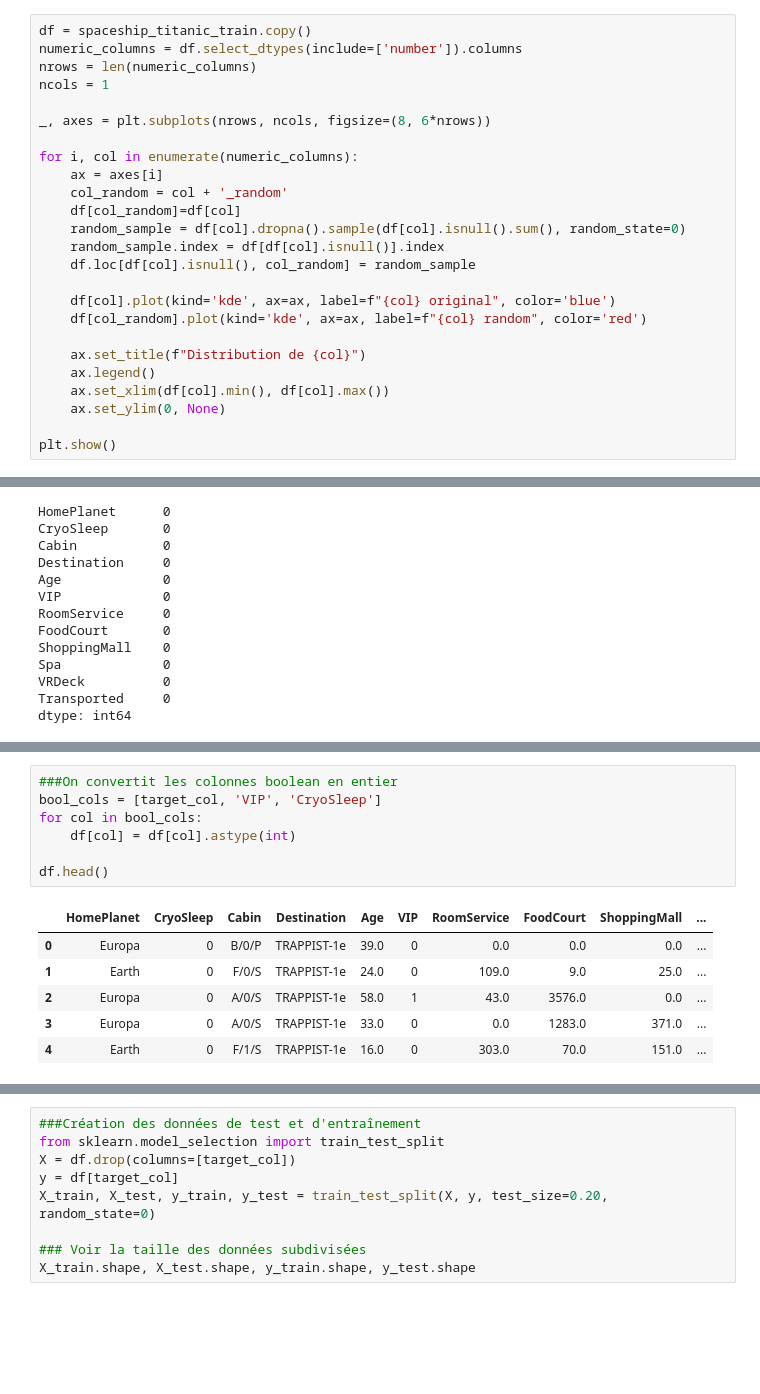
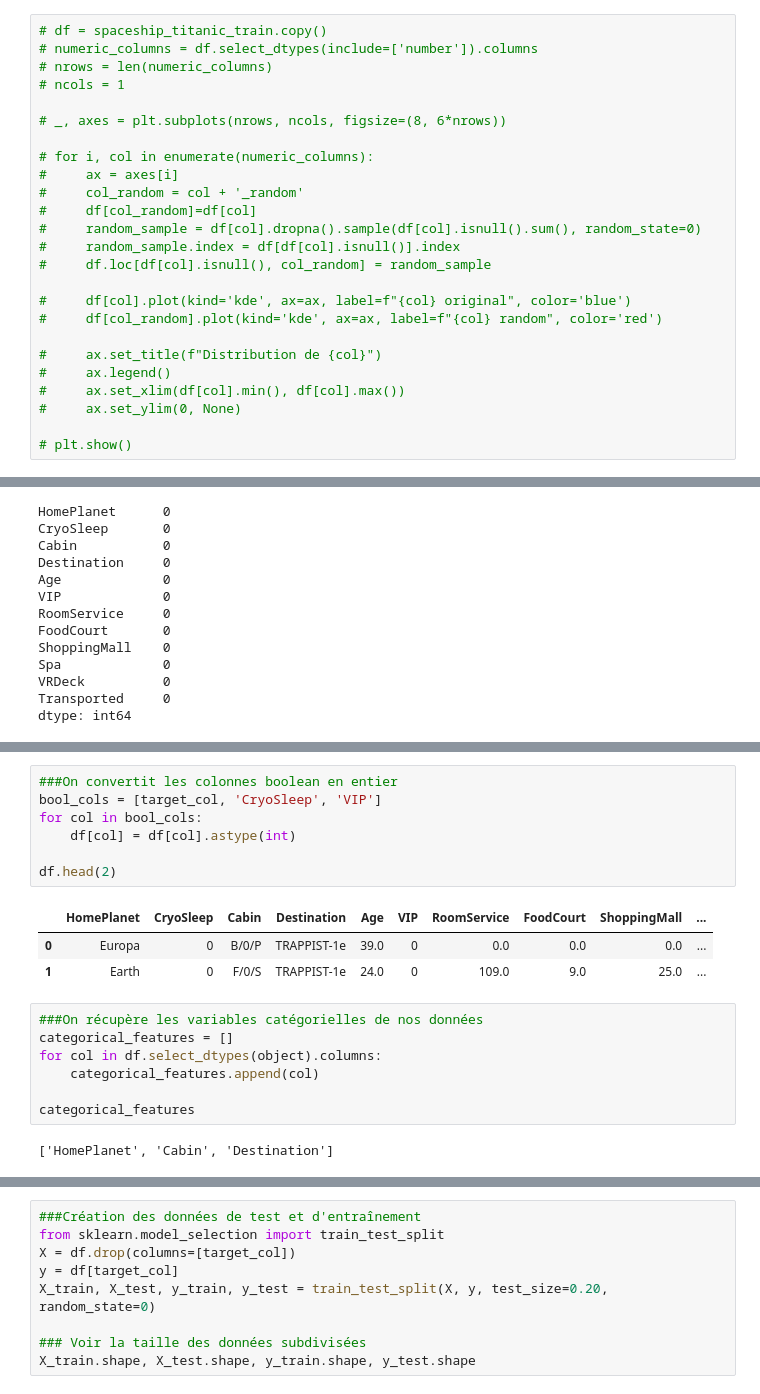
Before and after one commit to DiarafaSoukouna/project-kaggle, a Jupyter notebook: TiemokoSogodogo.ipynb, the cells around one changed output, grey strips where cells are left out. Drawn from its saved outputs; the diff is of its cells as text; blank space fills up the shorter version.

```diff
--- a/TiemokoSogodogo.ipynb
+++ b/TiemokoSogodogo.ipynb
@@ -139,27 +138,27 @@ Age             179
 Transported       0
 dtype: int64
 # %%
-df = spaceship_titanic_train.copy()
-numeric_columns = df.select_dtypes(include=['number']).columns
-nrows = len(numeric_columns)
-ncols = 1
+# df = spaceship_titanic_train.copy()
+# numeric_columns = df.select_dtypes(include=['number']).columns
+# nrows = len(numeric_columns)
+# ncols = 1
 
-_, axes = plt.subplots(nrows, ncols, figsize=(8, 6*nrows))
+# _, axes = plt.subplots(nrows, ncols, figsize=(8, 6*nrows))
 
-for i, col in enumerate(numeric_columns):
-    ax = axes[i]
-    col_random = col + '_random'
-    df[col_random]=df[col]
-    random_sample = df[col].dropna().sample(df[col].isnull().sum(), random_state=0)
-    random_sample.index = df[df[col].isnull()].index
-    df.loc[df[col].isnull(), col_random] = random_sample
+# for i, col in enumerate(numeric_columns):
+#     ax = axes[i]
+#     col_random = col + '_random'
+#     df[col_random]=df[col]
+#     random_sample = df[col].dropna().sample(df[col].isnull().sum(), random_state=0)
+#     random_sample.index = df[df[col].isnull()].index
+#     df.loc[df[col].isnull(), col_random] = random_sample
 
-    df[col].plot(kind='kde', ax=ax, label=f"{col} original", color='blue')
-    df[col_random].plot(kind='kde', ax=ax, label=f"{col} random", color='red')
+#     df[col].plot(kind='kde', ax=ax, label=f"{col} original", color='blue')
+#     df[col_random].plot(kind='kde', ax=ax, label=f"{col} random", color='red')
 
-    ax.set_title(f"Distribution de {col}")
-    ax.legend()
-    ax.set_xlim(df[col].min(), df[col].max())
-    ax.set_ylim(0, None)
+#     ax.set_title(f"Distribution de {col}")
+#     ax.legend()
+#     ax.set_xlim(df[col].min(), df[col].max())
+#     ax.set_ylim(0, None)
 
-plt.show()
+# plt.show()
@@ -260,14 +230,20 @@ Index(['HomePlanet', 'CryoSleep', 'Cabin', 'Destination', 'VIP'], dtype='object'
 # %%
 ###On convertit les colonnes boolean en entier
-bool_cols = [target_col, 'VIP', 'CryoSleep']
+bool_cols = [target_col, 'CryoSleep', 'VIP']
 for col in bool_cols:
     df[col] = df[col].astype(int)
 
-df.head()
+df.head(2)
 # %% [output]
 |  | HomePlanet | CryoSleep | Cabin | Destination | Age | VIP | RoomService | FoodCourt | ShoppingMall | ... |
 | 0 | Europa | 0 | B/0/P | TRAPPIST-1e | 39.0 | 0 | 0.0 | 0.0 | 0.0 | ... |
 | 1 | Earth | 0 | F/0/S | TRAPPIST-1e | 24.0 | 0 | 109.0 | 9.0 | 25.0 | ... |
-| 2 | Europa | 0 | A/0/S | TRAPPIST-1e | 58.0 | 1 | 43.0 | 3576.0 | 0.0 | ... |
-| 3 | Europa | 0 | A/0/S | TRAPPIST-1e | 33.0 | 0 | 0.0 | 1283.0 | 371.0 | ... |
-| 4 | Earth | 0 | F/1/S | TRAPPIST-1e | 16.0 | 0 | 303.0 | 70.0 | 151.0 | ... |
+# %%
+###On récupère les variables catégorielles de nos données
+categorical_features = []
+for col in df.select_dtypes(object).columns:
+    categorical_features.append(col)
+
+categorical_features
+# %% [output]
+['HomePlanet', 'Cabin', 'Destination']
```
Also changed, not shown: parts of 13 cells of this notebook.
